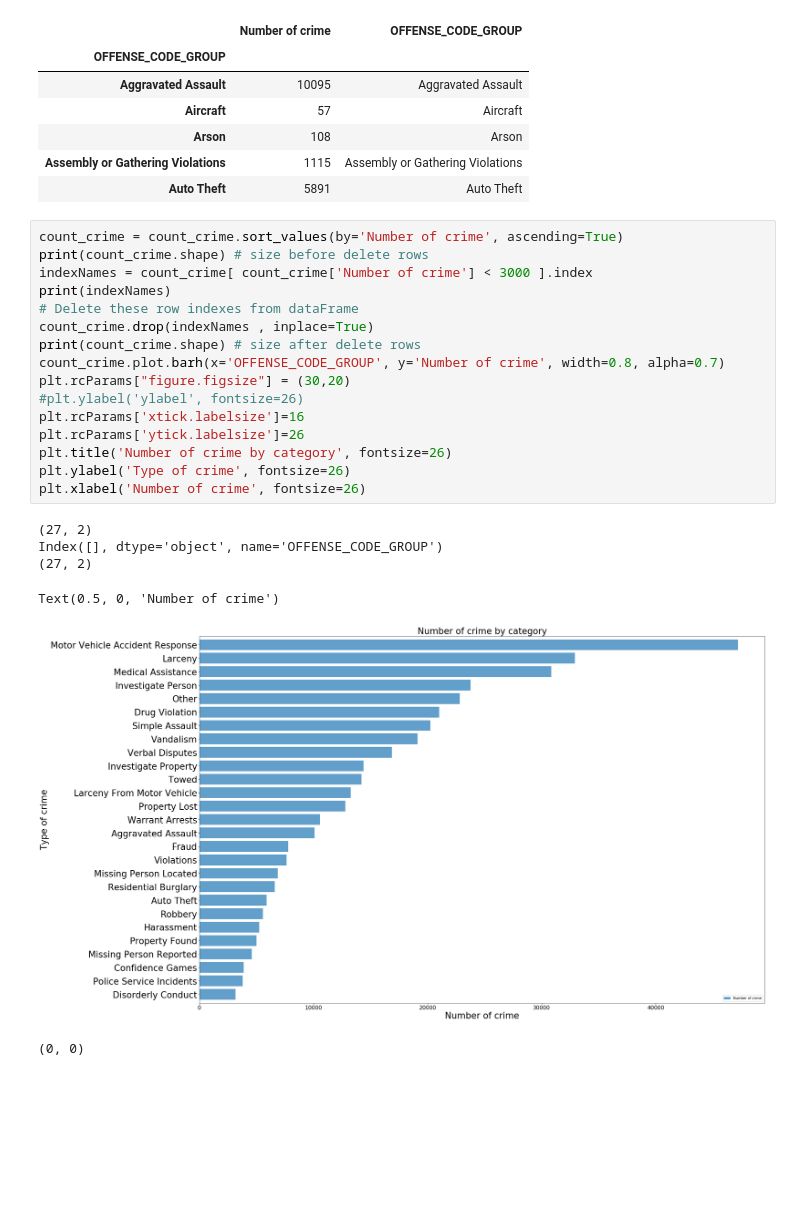
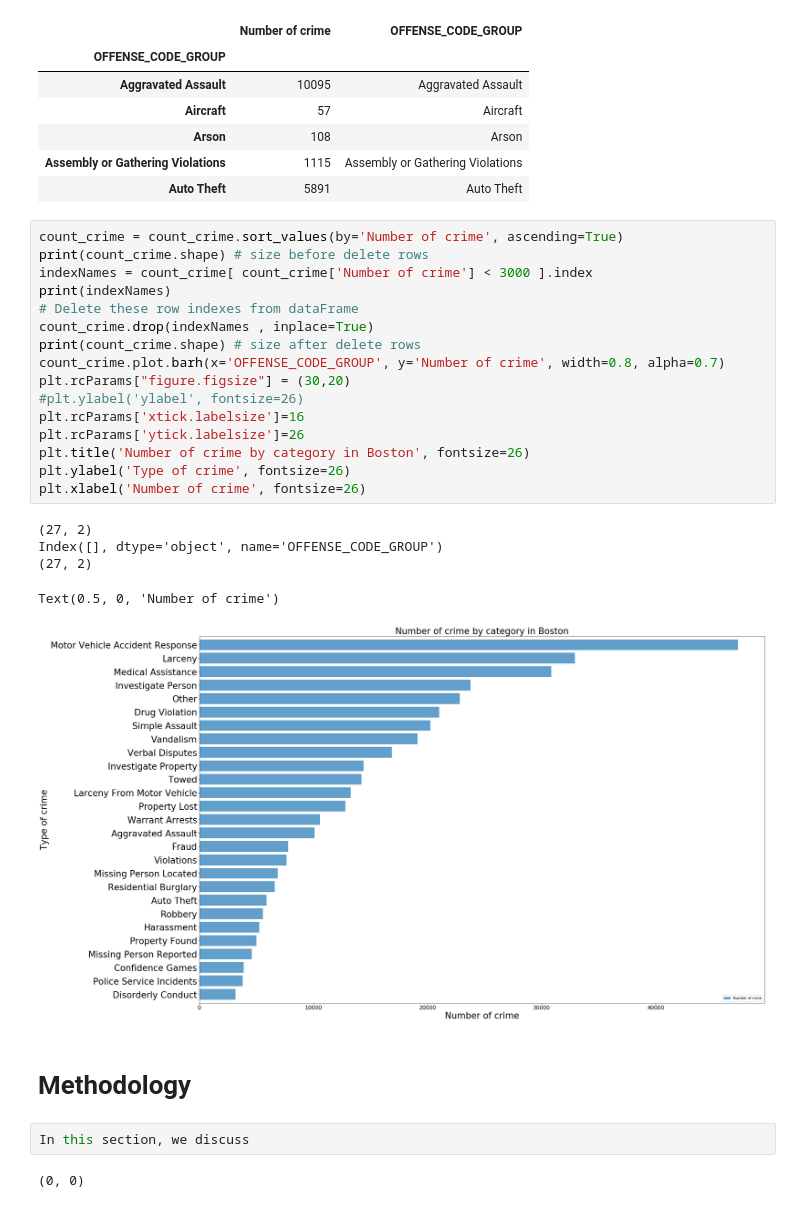
Before and after one commit to rathapech/Boston_Crimes, a Jupyter notebook: Boston_crimes.ipynb, the cells around one changed output. Cells and saved outputs as stored; diff of their text form; blank space fills up the shorter version.

```diff
--- a/Boston_crimes.ipynb
+++ b/Boston_crimes.ipynb
@@ -162,25 +165,29 @@ count_crime.head()
 # %%
 count_crime = count_crime.sort_values(by='Number of crime', ascending=True)
 print(count_crime.shape) # size before delete rows
 indexNames = count_crime[ count_crime['Number of crime'] < 3000 ].index
 print(indexNames)
 # Delete these row indexes from dataFrame
 count_crime.drop(indexNames , inplace=True)
 print(count_crime.shape) # size after delete rows
 count_crime.plot.barh(x='OFFENSE_CODE_GROUP', y='Number of crime', width=0.8, alpha=0.7)
 plt.rcParams["figure.figsize"] = (30,20)
 #plt.ylabel('ylabel', fontsize=26)
 plt.rcParams['xtick.labelsize']=16
 plt.rcParams['ytick.labelsize']=26
-plt.title('Number of crime by category', fontsize=26)
+plt.title('Number of crime by category in Boston', fontsize=26)
 plt.ylabel('Type of crime', fontsize=26)
 plt.xlabel('Number of crime', fontsize=26)
 # %% [output]
 (27, 2)
 Index([], dtype='object', name='OFFENSE_CODE_GROUP')
 (27, 2)
 Text(0.5, 0, 'Number of crime')
-[figure, old version]
+[figure, new version]
+# %% [markdown]
+# Methodology
+# %%
+In this section, we discuss
 # %%
 # %% [output]
 (0, 0)
```
Also changed, not shown: parts of 3 cells of this notebook.
